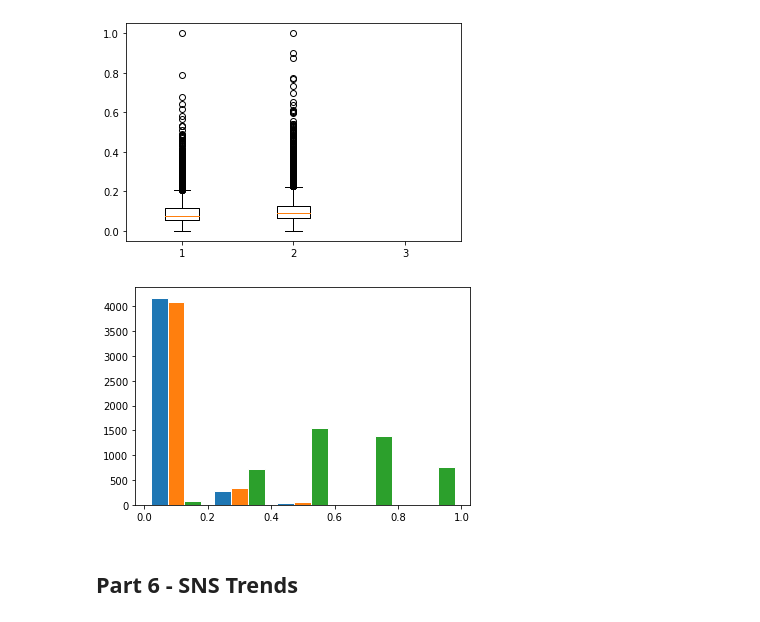
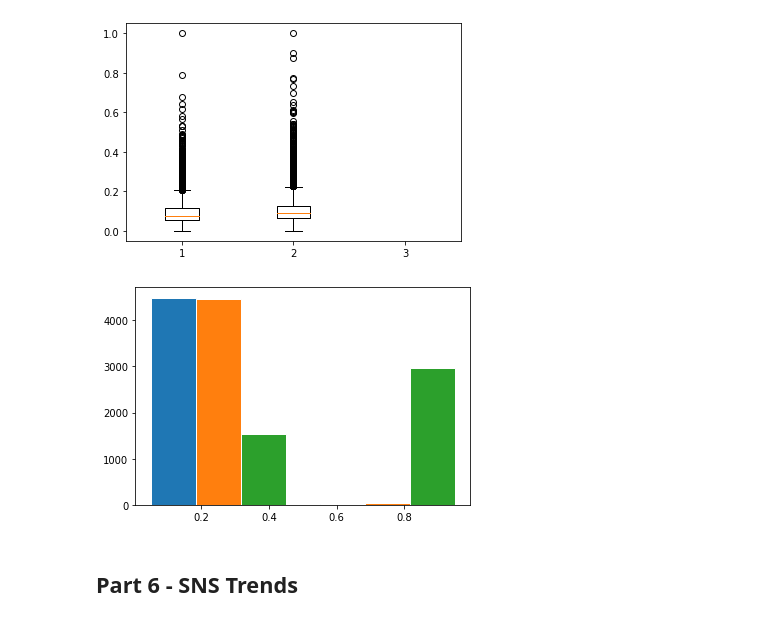
Before and after one commit to amattu2/INST-414-FA2021, a Jupyter notebook: Homework/1.ipynb, the cells around one changed output. Saved outputs shown, nothing was run; the diff lists cells and outputs as text; code cells hidden in the pictures.

```diff
--- a/Homework/1.ipynb
+++ b/Homework/1.ipynb
@@ -244,8 +244,8 @@ plt.boxplot([df["normalized_L"], df["normalized_V"], df["normalized_D"]]);
 [figure]
 # %%
 # (A) Plot the histogram of normalized L/V/D
-plt.hist(df[["normalized_L", "normalized_V", "normalized_D"]], edgecolor = "white", bins = 5);
+plt.hist(df[["normalized_L", "normalized_V", "normalized_D"]], edgecolor = "white", bins = 2);
 # %% [output]
-[figure, old version]
+[figure, new version]
 # %% [markdown]
 ## Part 6 - SNS Trends
```
Also changed, not shown: parts of 7 cells of this notebook, 1 other file.
